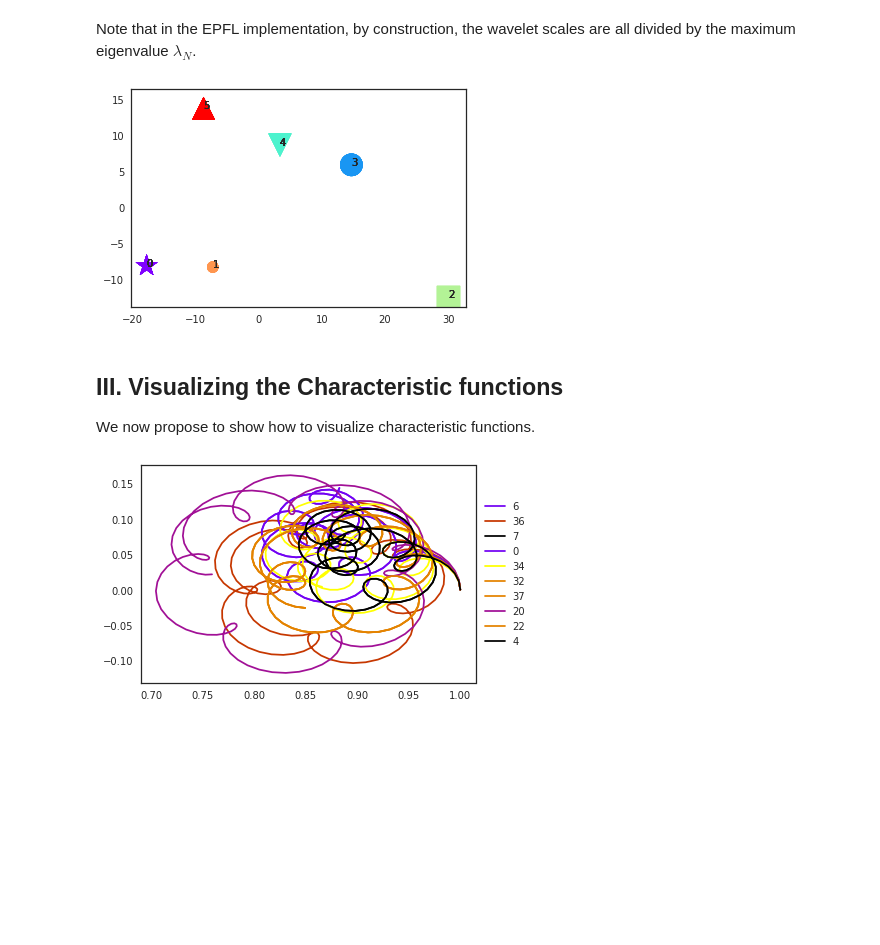
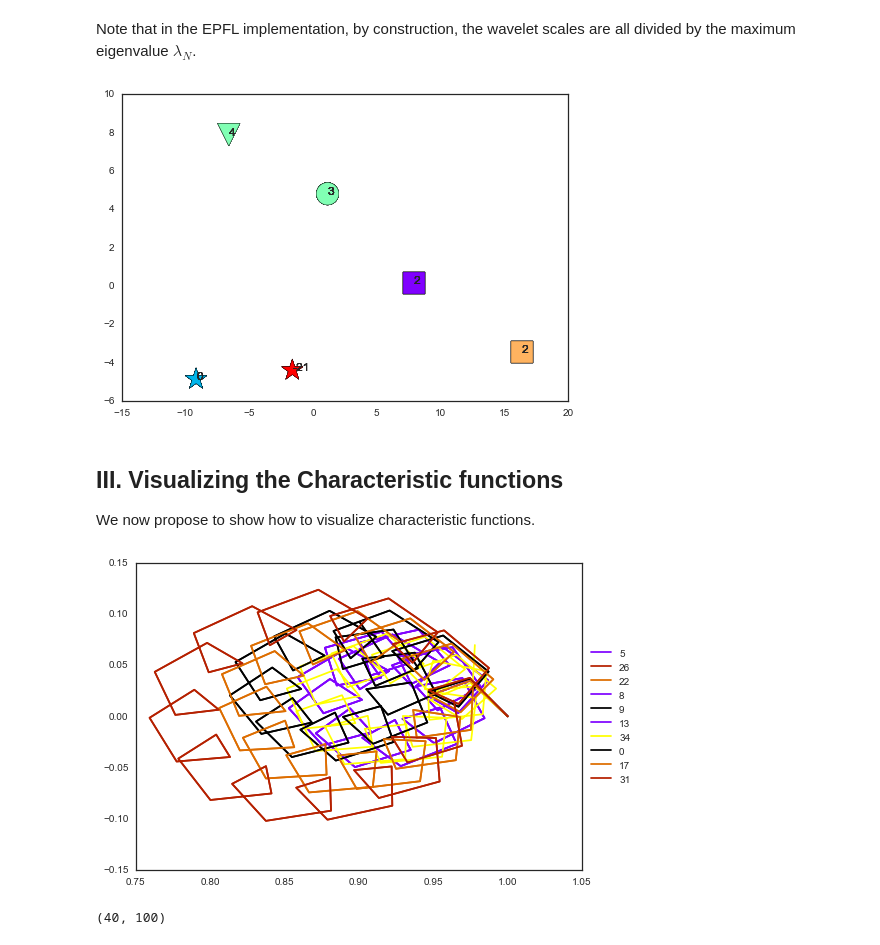
Before and after one commit to snap-stanford/graphwave, a Jupyter notebook: Using GraphWave.ipynb, the cells around one changed output. Cells and saved outputs as stored; diff of their text form; code cells hidden in the pictures; blank space fills up the shorter version.

```diff
--- a/Using GraphWave.ipynb
+++ b/Using GraphWave.ipynb
@@ -88,5 +83,5 @@ For each of these approaches, we compute the signature by calling GraphWave. We
 
 #### a. Multiscale GraphWave: Automatic selection of the range of scales
 # %%
-chi, heat_print, taus=graphwave(G, 'automatic', verbose=False)
+chi, heat_print, taus=graphwave(G, taus='automatic', verbose=False)
 # %% [output]
@@ -94,7 +89,7 @@ chi, heat_print, taus=graphwave(G, 'automatic', verbose=False)
 # %% [markdown]
 We now visualize the resulting embeddings by computing their PCA projections. We also run KMeans to assess how well the signatures that we have here generated enable the recovery of structural roles.
 # %%
-nb_clust = len(np.unique(colors))
+nb_clust = len(np.unique(role_id))
 pca = PCA(n_components=5)
 trans_data = pca.fit_transform(StandardScaler().fit_transform(chi))
 km = KMeans(n_clusters=nb_clust)
@@ -103,15 +98,17 @@ labels_pred=km.labels_
 
 ######## Params for plotting
 cmapx=plt.get_cmap('rainbow')
-x=np.linspace(0,1,np.max(labels_pred)+1)
+x=np.linspace(0,1,nb_clust+1)
 col=[cmapx(xx) for xx in x ]
 markers = {0:'*',1: '.', 2:',',3: 'o',4: 'v',5: '^',6: '<',7: '>',8: 3 ,9:'d',10: '+',11:'x',12:'D',13: '|',14: '_',15:4,16:0,17:1,18:2,19:6,20:7}
 
-for c in np.unique(colors):
-        indc = [i for i,x in enumerate(colors) if x==c]
-        plt.scatter(trans_data[indc,0], trans_data[indc,1],c=np.array(col)[list(np.array(labels_pred)[indc])] ,marker=markers[c%len(markers)],s=500)
+for c in np.unique(role_id):
+    indc = [i for i,x in enumerate(role_id) if x==c]
+    plt.scatter(trans_data[indc,0], trans_data[indc,1],
+                c=np.array(col)[list(np.array(labels_pred)[indc])],
+                marker=markers[c%len(markers)], s=300)
 
-labels = colors
+labels = role_id
 for label,c, x, y in zip(labels,labels_pred, trans_data[:, 0], trans_data[:, 1]):
             plt.annotate(label,xy=(x, y), xytext=(0, 0), textcoords='offset points')
 # %% [output]
@@ -123,5 +120,9 @@ for label,c, x, y in zip(labels,labels_pred, trans_data[:, 0], trans_data[:, 1])
 ### guidelines on how to select the appropriate scale.)
 
 ### Compute the heat wavelet
-chi,heat_print, taus=graphwave(G, [1], t=list(np.arange(0,100,0.5)), verbose=False)
+from graphwave.graphwave import *
+
+time_pts = list(np.arange(0,50,0.5))
+chi,heat_print, taus=graphwave(G, taus = [0.5], time_pts=time_pts, verbose=False)
+print(chi.shape, len(time_pts))
 # %% [output]
@@ -129,42 +131,47 @@ chi,heat_print, taus=graphwave(G, [1], t=list(np.arange(0,100,0.5)), verbose=Fal
 # %% [markdown]
 Note that in the EPFL implementation, by construction, the wavelet scales are all divided by the maximum eigenvalue $\lambda_N$.
 # %%
-nb_clust=len(np.unique(colors))
+nb_clust=len(np.unique(role_id))
 pca=PCA(n_components=5)
 trans_data=pca.fit_transform(StandardScaler().fit_transform(chi))
 km=KMeans(n_clusters=nb_clust)
 km.fit(trans_data)
 labels_pred=km.labels_
 
 
 cmapx=plt.get_cmap('rainbow')
 x=np.linspace(0,1,np.max(labels_pred)+1)
 col=[cmapx(xx) for xx in x ]
 markers = {0:'*',1: '.', 2:',',3: 'o',4: 'v',5: '^',6: '<',7: '>',8: 3 ,9:'d',10: '+',11:'x',12:'D',13: '|',14: '_',15:4,16:0,17:1,18:2,19:6,20:7}
 
 
-for c in np.unique(colors):
-        indc=[i for i,x in enumerate(colors) if x==c]
+for c in np.unique(role_id):
+        indc=[i for i,x in enumerate(role_id) if x==c]
         _ = plt.scatter(trans_data[indc,0], trans_data[indc,1],c=np.array(col)[list(np.array(labels_pred)[indc])] ,marker=markers[c%len(markers)],s=500)
 
-labels = colors
+labels = role_id
 for label,c, x, y in zip(labels,labels_pred, trans_data[:, 0], trans_data[:, 1]):
             _ = plt.annotate(label,xy=(x, y), xytext=(0, 0), textcoords='offset points')
 # %% [output]
-[figure, old version]
+[figure, new version]
 # %% [markdown]
 ## III. Visualizing the Characteristic functions
 
 We now propose to show how to visualize characteristic functions.
 # %%
+mapping = {u: i for i,u in enumerate(np.unique(role_id))}
 cmap=plt.get_cmap('gnuplot')
-colors_plot=[cmap(x) for x in np.linspace(0,1,len(np.unique(colors)))]
+role_id_plot=[cmap(x) for x in np.linspace(0,1,len(np.unique(role_id)))]
 plt.figure()
 ind_x=range(chi[0].shape[0])[0::2]
 ind_y=range(chi[0].shape[0])[1::2]
 for i in np.random.choice(range(G.number_of_nodes()),10,replace=False):
-    _ = plt.plot(chi[i][ind_x],chi[i][ind_y],label=str(i),color=colors_plot[colors[i]])
+    _ = plt.plot(chi[i,ind_x],chi[i,ind_y],label=str(i),color=role_id_plot[mapping[role_id[i]]])
 
 _ = plt.legend(loc='center left',bbox_to_anchor=(1,0.5))
 # %% [output]
-[figure, old version]
+[figure, new version]
+# %%
+chi.shape
+# %% [output]
+(40, 100)
```
Also changed, not shown: parts of 7 cells of this notebook, 7 other files.
